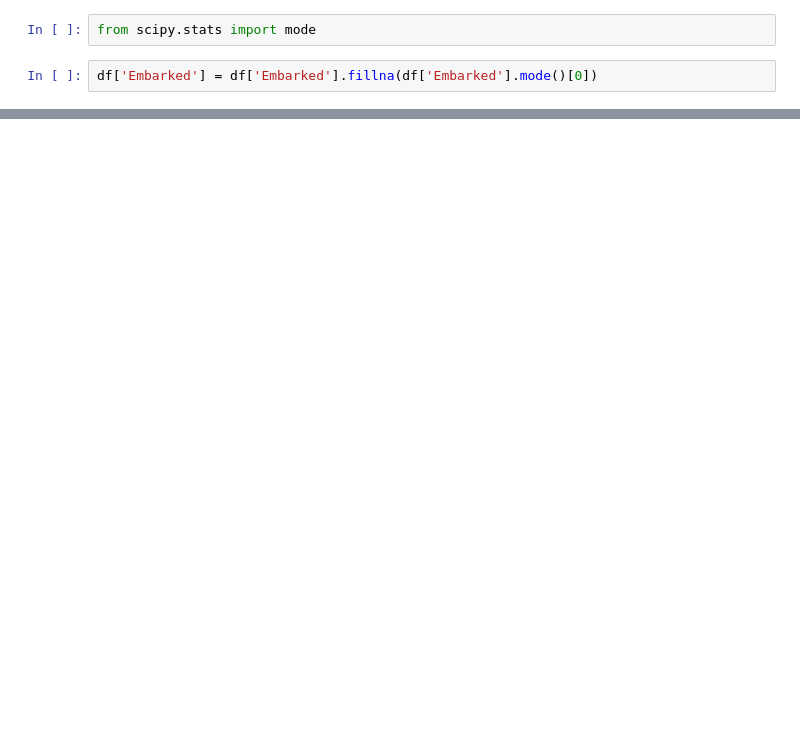
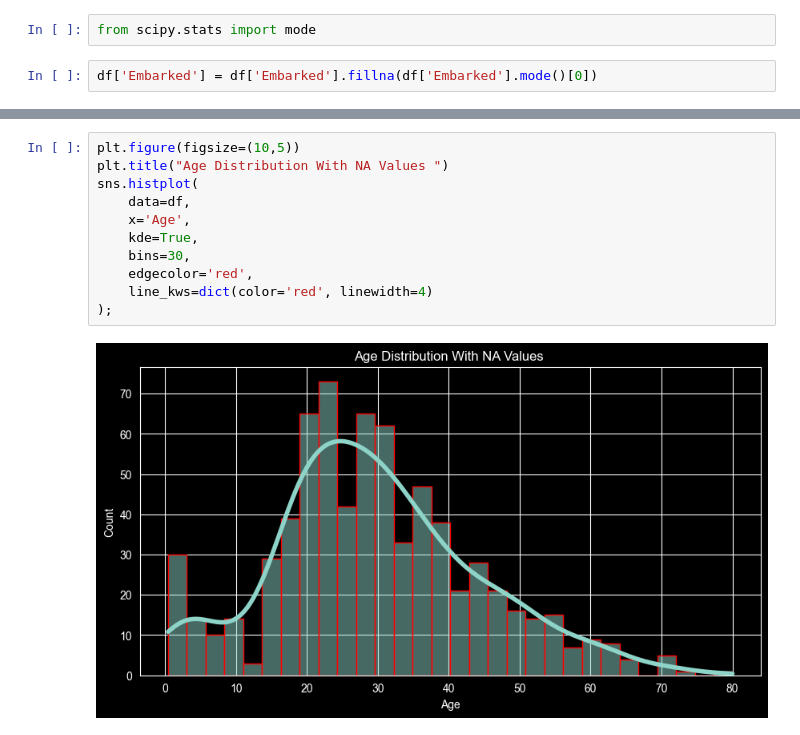
Before and after one commit to loplop05/Titanic-Survaival-Classification, a Jupyter notebook: TitanicClassification.ipynb, the cells around one changed output, grey strips where cells are left out. Drawn from its saved outputs; the diff is of its cells as text; blank space fills up the shorter version.

```diff
--- a/TitanicClassification.ipynb
+++ b/TitanicClassification.ipynb
@@ -86,0 +30,13 @@ sns.countplot(data=df,x=df['Embarked'],hue=df['Survived'])
+# %%
+plt.figure(figsize=(10,5))
+plt.title("Age Distribution With NA Values ")
+sns.histplot(
+    data=df,
+    x='Age',
+    kde=True,
+    bins=30,
+    edgecolor='red',
+    line_kws=dict(color='red', linewidth=4)
+);
+# %% [output]
+[figure, added]
```
Also changed, not shown: parts of 8 cells of this notebook.
